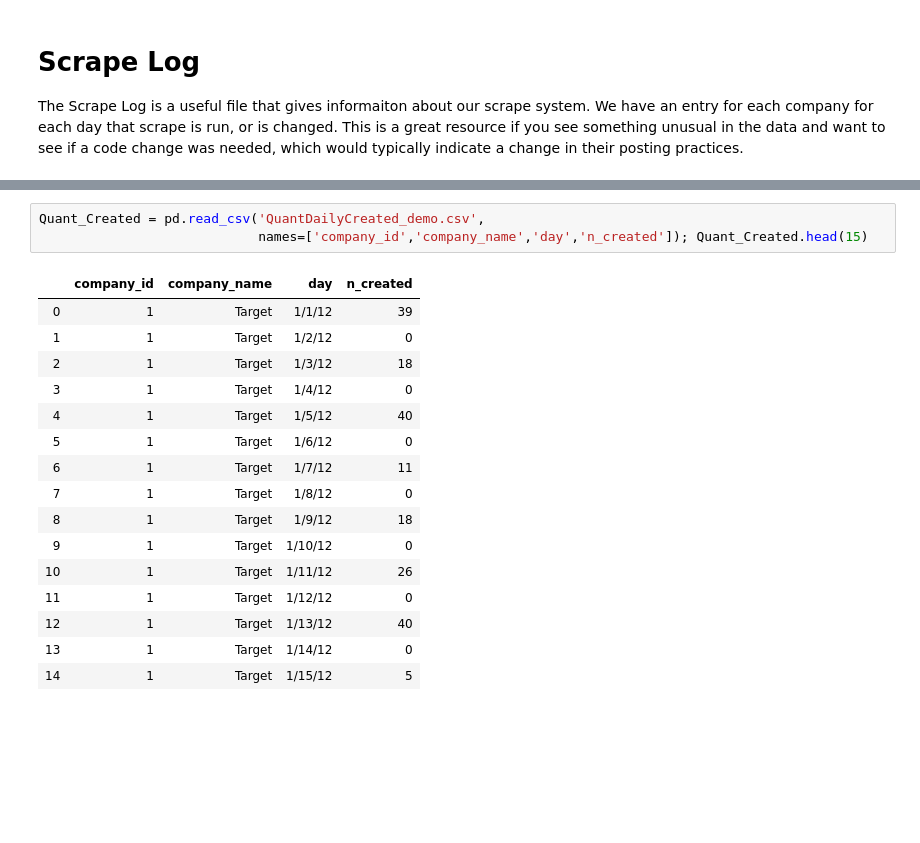
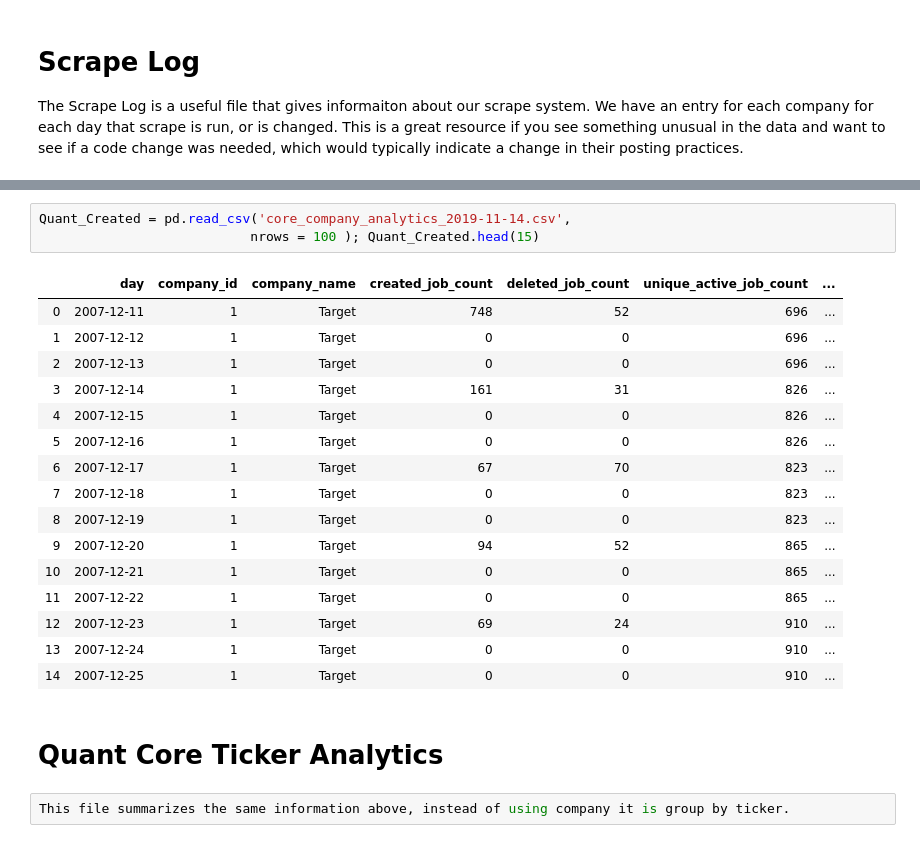
Before and after one commit to LinkUp/Job-Market-Data, a Jupyter notebook: Product Documentation/Product Onboarding.ipynb, the cells around one changed output, grey strips where cells are left out. Saved outputs shown, nothing was run; the diff lists cells and outputs as text; blank space fills up the shorter version.

```diff
--- a/Product Documentation/Product Onboarding.ipynb
+++ b/Product Documentation/Product Onboarding.ipynb
@@ -126,20 +130,24 @@ ScrapeLog = pd.read_csv('raw_company_scrape_log_full_demo.csv'); ScrapeLog.head(
 # %%
-Quant_Created = pd.read_csv('QuantDailyCreated_demo.csv',
-                            names=['company_id','company_name','day','n_created']); Quant_Created.head(15)
+Quant_Created = pd.read_csv('core_company_analytics_2019-11-14.csv',
+                           nrows = 100 ); Quant_Created.head(15)
 # %% [output]
-|  | company_id | company_name | day | n_created |
-| 0 | 1 | Target | 1/1/12 | 39 |
-| 1 | 1 | Target | 1/2/12 | 0 |
-| 2 | 1 | Target | 1/3/12 | 18 |
-| 3 | 1 | Target | 1/4/12 | 0 |
-| 4 | 1 | Target | 1/5/12 | 40 |
-| 5 | 1 | Target | 1/6/12 | 0 |
-| 6 | 1 | Target | 1/7/12 | 11 |
-| 7 | 1 | Target | 1/8/12 | 0 |
-| 8 | 1 | Target | 1/9/12 | 18 |
-| 9 | 1 | Target | 1/10/12 | 0 |
-| 10 | 1 | Target | 1/11/12 | 26 |
-| 11 | 1 | Target | 1/12/12 | 0 |
-| 12 | 1 | Target | 1/13/12 | 40 |
-| 13 | 1 | Target | 1/14/12 | 0 |
-| 14 | 1 | Target | 1/15/12 | 5 |
+|  | day | company_id | company_name | created_job_count | deleted_job_count | unique_active_job_count | ... |
+| 0 | 2007-12-11 | 1 | Target | 748 | 52 | 696 | ... |
+| 1 | 2007-12-12 | 1 | Target | 0 | 0 | 696 | ... |
+| 2 | 2007-12-13 | 1 | Target | 0 | 0 | 696 | ... |
+| 3 | 2007-12-14 | 1 | Target | 161 | 31 | 826 | ... |
+| 4 | 2007-12-15 | 1 | Target | 0 | 0 | 826 | ... |
+| 5 | 2007-12-16 | 1 | Target | 0 | 0 | 826 | ... |
+| 6 | 2007-12-17 | 1 | Target | 67 | 70 | 823 | ... |
+| 7 | 2007-12-18 | 1 | Target | 0 | 0 | 823 | ... |
+| 8 | 2007-12-19 | 1 | Target | 0 | 0 | 823 | ... |
+| 9 | 2007-12-20 | 1 | Target | 94 | 52 | 865 | ... |
+| 10 | 2007-12-21 | 1 | Target | 0 | 0 | 865 | ... |
+| 11 | 2007-12-22 | 1 | Target | 0 | 0 | 865 | ... |
+| 12 | 2007-12-23 | 1 | Target | 69 | 24 | 910 | ... |
+| 13 | 2007-12-24 | 1 | Target | 0 | 0 | 910 | ... |
+| 14 | 2007-12-25 | 1 | Target | 0 | 0 | 910 | ... |
+# %% [markdown]
+# Quant Core Ticker Analytics
+# %%
+This file summarizes the same information above, instead of using company it is group by ticker.
```
Also changed, not shown: parts of 5 cells of this notebook.
